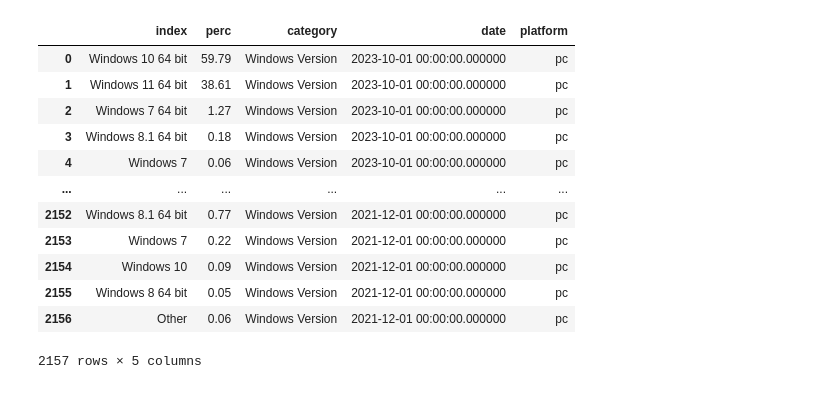
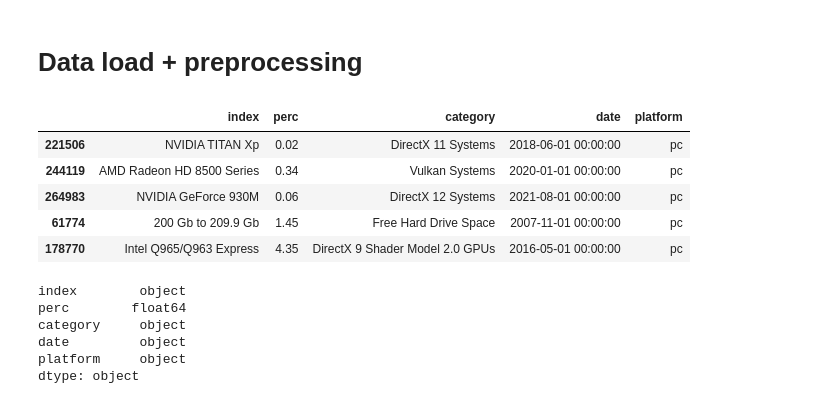
Before and after one commit to artem-starodubtsev/Data-visualization-SUPSI, a Jupyter notebook: assignment1/report.ipynb, the cells around one changed output. Saved outputs shown, nothing was run; the diff lists cells and outputs as text; code cells hidden in the pictures.

```diff
--- a/assignment1/report.ipynb
+++ b/assignment1/report.ipynb
@@ -3,17 +5,24 @@ import pandas as pd
+# %% [markdown]
+# Data load + preprocessing
 # %%
 df = pd.read_csv('dataset/Steam_survey.csv')
-df[df['category'] == 'Windows Version'].reset_index(drop=True)
+df_pc = df[df['platform'] == 'pc']
+df_pc.loc[:, 'date'] = pd.to_datetime(df_pc['date'])
+
+df_pc.sample(5)
 # %% [output]
 |  | index | perc | category | date | platform |
-| 0 | Windows 10 64 bit | 59.79 | Windows Version | 2023-10-01 00:00:00.000000 | pc |
-| 1 | Windows 11 64 bit | 38.61 | Windows Version | 2023-10-01 00:00:00.000000 | pc |
-| 2 | Windows 7 64 bit | 1.27 | Windows Version | 2023-10-01 00:00:00.000000 | pc |
-| 3 | Windows 8.1 64 bit | 0.18 | Windows Version | 2023-10-01 00:00:00.000000 | pc |
-| 4 | Windows 7 | 0.06 | Windows Version | 2023-10-01 00:00:00.000000 | pc |
-| ... | ... | ... | ... | ... | ... |
-| 2152 | Windows 8.1 64 bit | 0.77 | Windows Version | 2021-12-01 00:00:00.000000 | pc |
-| 2153 | Windows 7 | 0.22 | Windows Version | 2021-12-01 00:00:00.000000 | pc |
-| 2154 | Windows 10 | 0.09 | Windows Version | 2021-12-01 00:00:00.000000 | pc |
-| 2155 | Windows 8 64 bit | 0.05 | Windows Version | 2021-12-01 00:00:00.000000 | pc |
-| 2156 | Other | 0.06 | Windows Version | 2021-12-01 00:00:00.000000 | pc |
+| 221506 | NVIDIA TITAN Xp | 0.02 | DirectX 11 Systems | 2018-06-01 00:00:00 | pc |
+| 244119 | AMD Radeon HD 8500 Series | 0.34 | Vulkan Systems | 2020-01-01 00:00:00 | pc |
+| 264983 | NVIDIA GeForce 930M | 0.06 | DirectX 12 Systems | 2021-08-01 00:00:00 | pc |
+| 61774 | 200 Gb to 209.9 Gb | 1.45 | Free Hard Drive Space | 2007-11-01 00:00:00 | pc |
+| 178770 | Intel Q965/Q963 Express | 4.35 | DirectX 9 Shader Model 2.0 GPUs | 2016-05-01 00:00:00 | pc |
-2157 rows × 5 columns
+# %%
+df_pc.dtypes
+# %% [output]
+index        object
+perc        float64
+category     object
+date         object
+platform     object
+dtype: object
```
Also changed, not shown: parts of 17 cells of this notebook, 4 other files.
